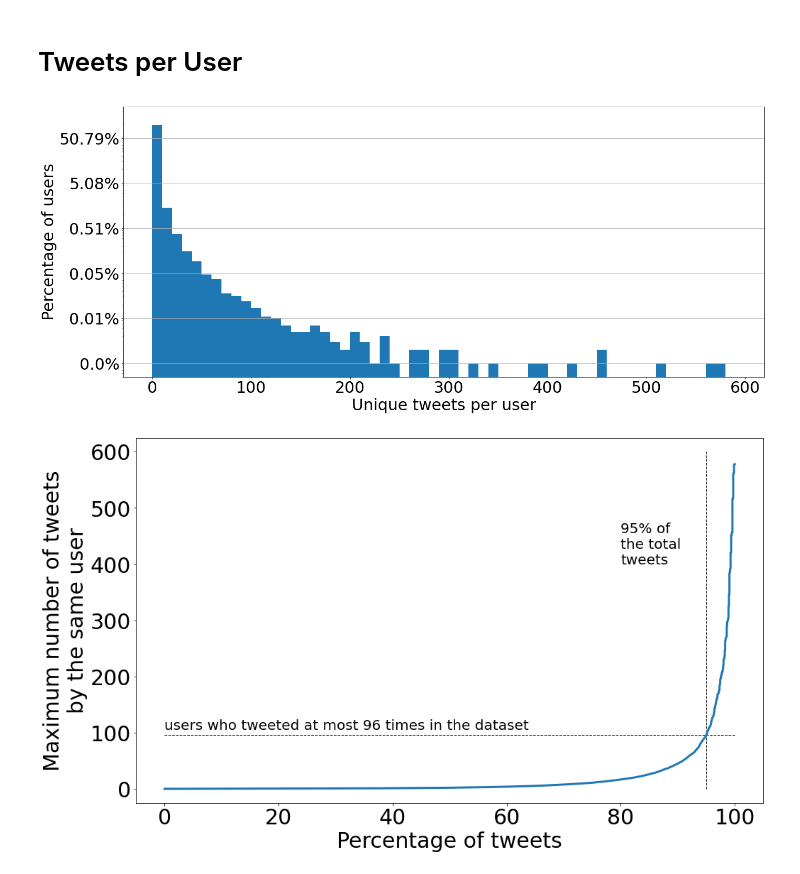
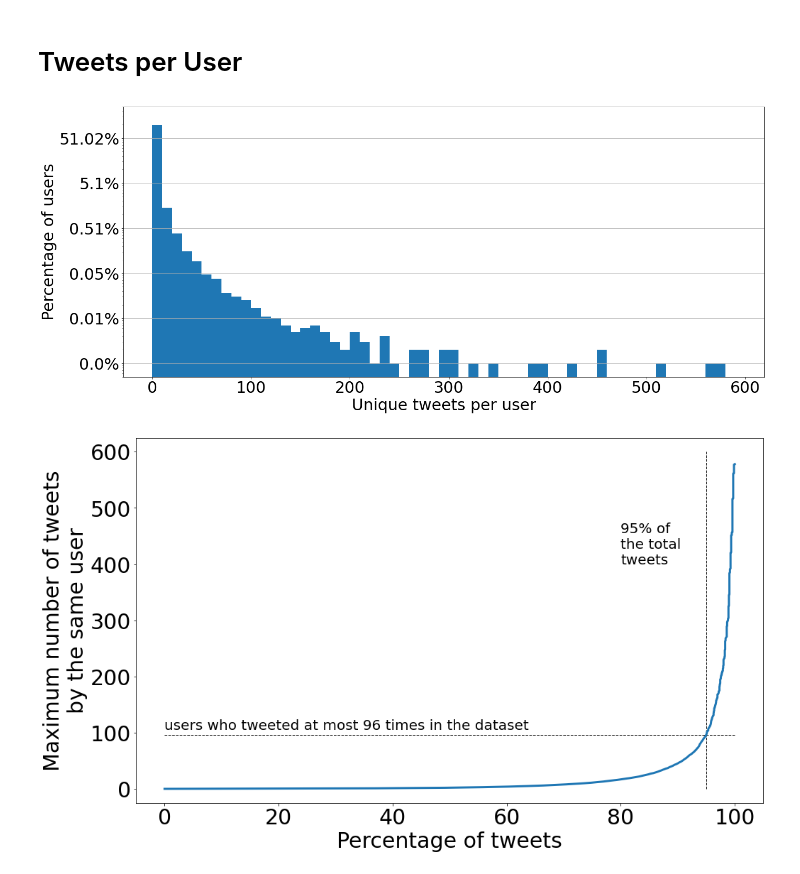
Before and after one commit to AilabUdineGit/covid-vaccines-tools, a Jupyter notebook: plots/PLOT_tweets_per_user.ipynb, the cells around one changed output. Cells and saved outputs as stored; diff of their text form; code cells hidden in the pictures.

Commit message:
update plots to use monthly data

```diff
--- a/plots/PLOT_tweets_per_user.ipynb
+++ b/plots/PLOT_tweets_per_user.ipynb
@@ -12,39 +10,52 @@ df = df[df.created_at < "2021-09-07"]
+# %%
+df = None
+for ym in ["2020-12"] + [f"2021-0{k}" for k in range(1,10)]:
+    tmp = pd.read_csv(f"../data/{ym}.csv")
+    if df is None:
+        df = tmp
+    else:
+        df = pd.concat((df, tmp))
+
+for col_name in ["entities", "sentiment_value", "vaccines"]:
+    df[col_name] = df[col_name].apply(lambda x: literal_eval(x) if not pd.isna(x) else x)
+df.reset_index(drop=True, inplace=True)
+df = df[df.created_at < "2021-09-07"]
 # %%
 plt.rcParams.update({'font.size': 30})
 plt.rcParams['axes.ymargin'] = 0.003
 
 plt.figure(figsize=(20,9))
 
-x = df.groupby("user_name").count().tweet_id.sort_values()
-num_users = len(df.groupby("user_name"))
+x = df.groupby("user_id").count().tweet_id.sort_values()
+num_users = len(df.groupby("user_id"))
 
 x.plot(
     kind="hist",
     log=True,
     bins=range(0,600,10),
     orientation="vertical",
 )
 
 
 
 plt.ylabel("Percentage of users")
 plt.xlabel("Unique tweets per user")
 
 locs, labels = plt.yticks()
 plt.yticks(locs, [str(round(l/num_users*100, 2))+"%" for l in locs])
 
 plt.ylim((0.5, 500000))
 
 plt.grid(axis="y")
 
 plt.tight_layout()
 
 plt.savefig("output/plots_tweets_per_user.pdf")
 plt.savefig("output/plots_tweets_per_user.png")
 
 plt.show()
 # %% [output]
-[figure, old version]
+[figure, new version]
 # %%
 plt.figure(figsize=(15,9))
 
```
Also changed, not shown: parts of 3 cells of this notebook, 6 other files.
